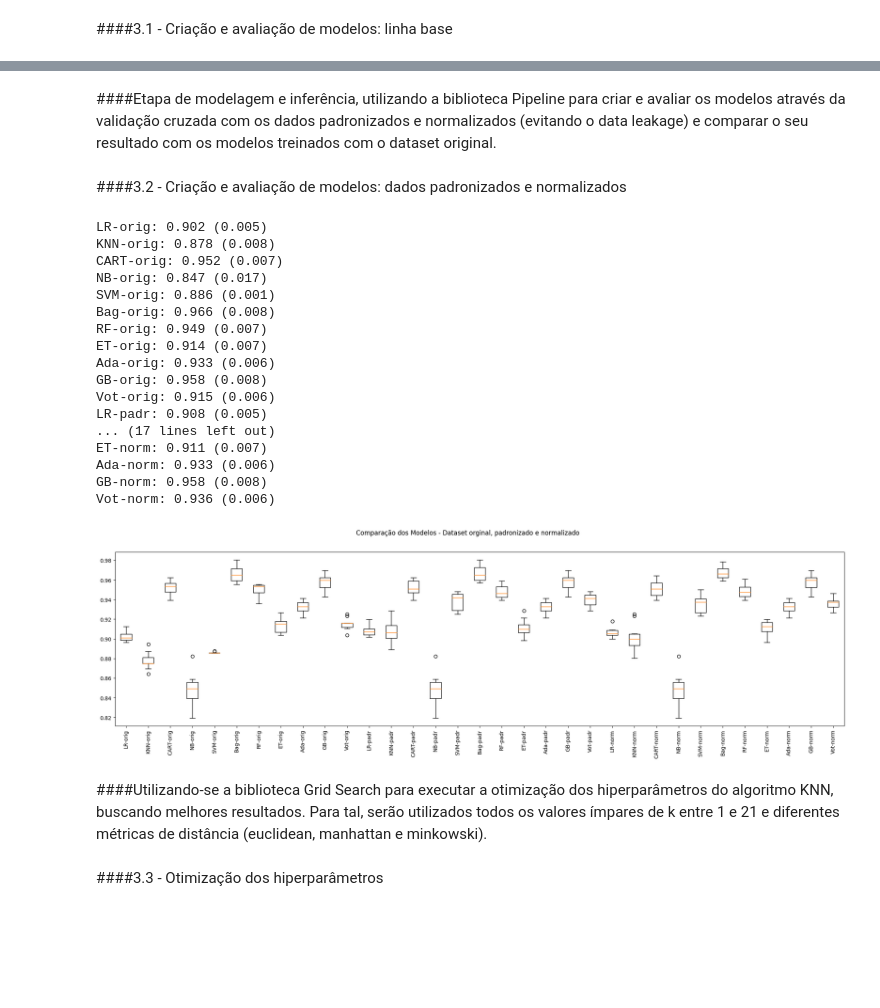
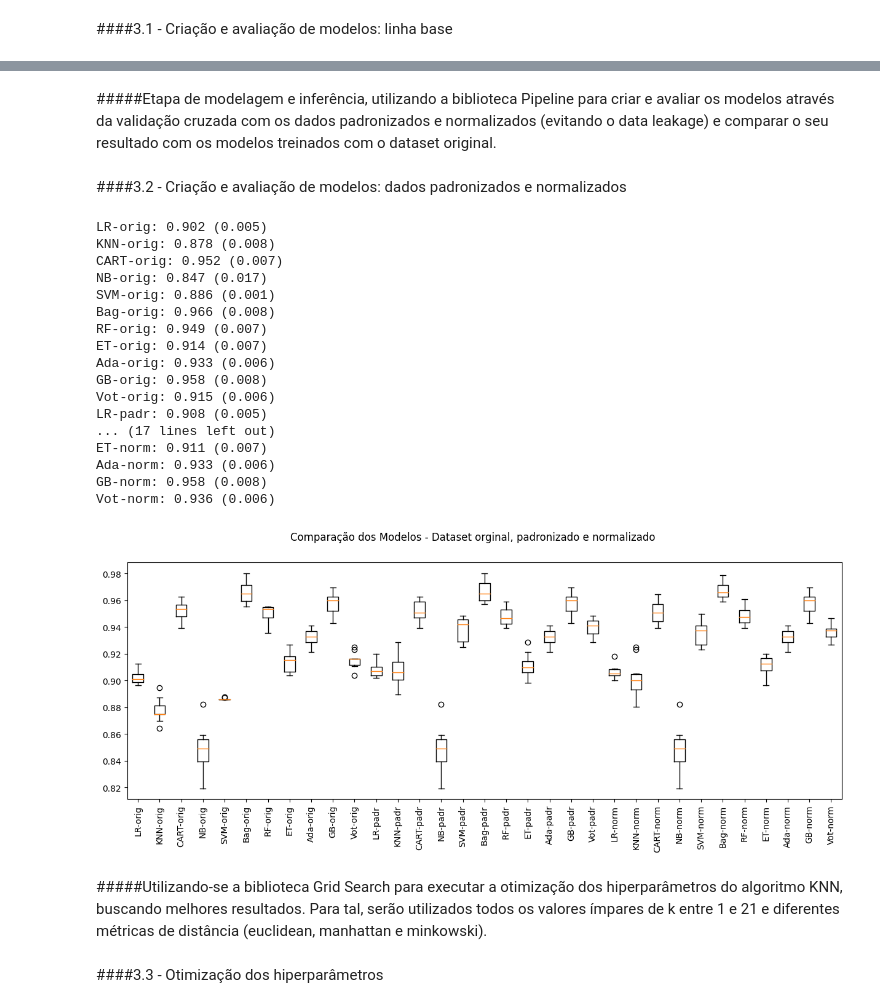
Before and after one commit to ReginaDelcourt/PosDataScience, a Jupyter notebook: MVP_ML__Water_RDelcourt.ipynb, the cells around one changed output, grey strips where cells are left out. Saved outputs shown, nothing was run; the diff lists cells and outputs as text; code cells hidden in the pictures; blank space fills up the shorter version.

```diff
--- a/MVP_ML__Water_RDelcourt.ipynb
+++ b/MVP_ML__Water_RDelcourt.ipynb
@@ -342,5 +374,5 @@ Voting: 0.915164 (0.005825)
 # %% [markdown]
-####Etapa de modelagem e inferência, utilizando a biblioteca Pipeline para criar e avaliar os modelos através da validação cruzada com os dados padronizados e normalizados (evitando o data leakage) e comparar o seu resultado com os modelos treinados com o dataset original.
+#####Etapa de modelagem e inferência, utilizando a biblioteca Pipeline para criar e avaliar os modelos através da validação cruzada com os dados padronizados e normalizados (evitando o data leakage) e comparar o seu resultado com os modelos treinados com o dataset original.
 # %% [markdown]
 ####3.2 - Criação e avaliação de modelos: dados padronizados e normalizados
 # %%
@@ -370,7 +402,6 @@ voting = ('Voting', VotingClassifier(bases))
 # Transformações que serão utilizadas
 standard_scaler = ('StandardScaler', StandardScaler())
 min_max_scaler = ('MinMaxScaler', MinMaxScaler())
-
 
 # Montando os pipelines
 
@@ -418,37 +449,37 @@ for name, model in pipelines:
     cv_results = cross_val_score(model, X_train, y_train, cv=kfold, scoring=scoring)
     results.append(cv_results)
     names.append(name)
     msg = "%s: %.3f (%.3f)" % (name, cv_results.mean(), cv_results.std()) # formatando para 3 casas decimais
     print(msg)
 
 # Boxplot de comparação dos modelos
-fig = plt.figure(figsize=(25,6))
+fig = plt.figure(figsize=(15,5))
 fig.suptitle('Comparação dos Modelos - Dataset orginal, padronizado e normalizado')
 ax = fig.add_subplot(111)
 plt.boxplot(results)
 ax.set_xticklabels(names, rotation=90)
 plt.show()
 # %% [output]
 LR-orig: 0.902 (0.005)
 KNN-orig: 0.878 (0.008)
 CART-orig: 0.952 (0.007)
 NB-orig: 0.847 (0.017)
 SVM-orig: 0.886 (0.001)
 Bag-orig: 0.966 (0.008)
 RF-orig: 0.949 (0.007)
 ET-orig: 0.914 (0.007)
 Ada-orig: 0.933 (0.006)
 GB-orig: 0.958 (0.008)
 Vot-orig: 0.915 (0.006)
 LR-padr: 0.908 (0.005)
 ... (17 lines left out)
 ET-norm: 0.911 (0.007)
 Ada-norm: 0.933 (0.006)
 GB-norm: 0.958 (0.008)
 Vot-norm: 0.936 (0.006)
-[figure, old version]
+[figure, new version]
 # %% [markdown]
-####Utilizando-se a biblioteca Grid Search para executar a otimização dos hiperparâmetros do algoritmo KNN, buscando melhores resultados. Para tal, serão utilizados todos os valores ímpares de k entre 1 e 21 e diferentes métricas de distância (euclidean, manhattan e minkowski).
+#####Utilizando-se a biblioteca Grid Search para executar a otimização dos hiperparâmetros do algoritmo KNN, buscando melhores resultados. Para tal, serão utilizados todos os valores ímpares de k entre 1 e 21 e diferentes métricas de distância (euclidean, manhattan e minkowski).
 # %% [markdown]
 ####3.3 - Otimização dos hiperparâmetros
 # %%
```
Also changed, not shown: parts of 27 cells of this notebook.
